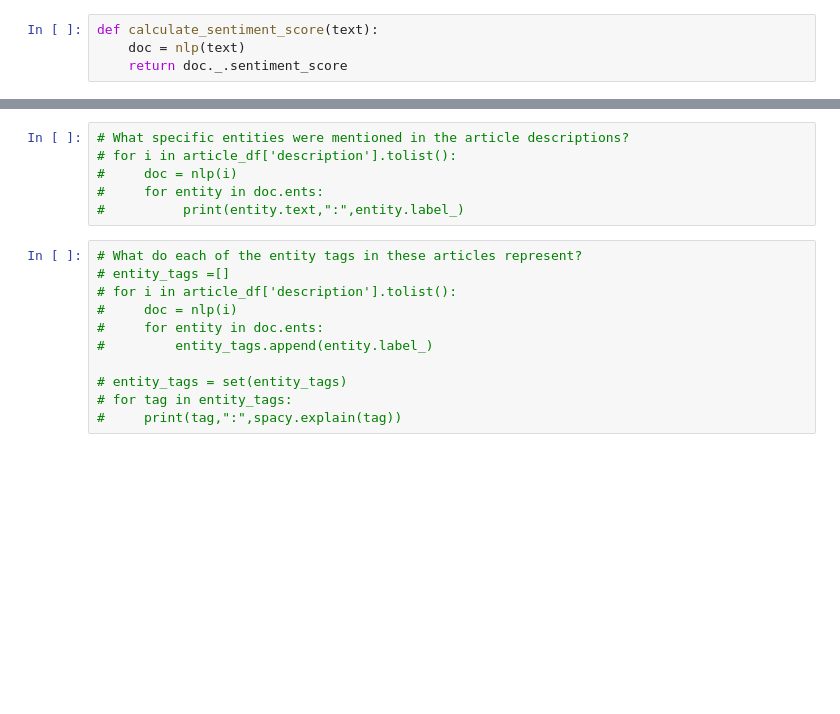
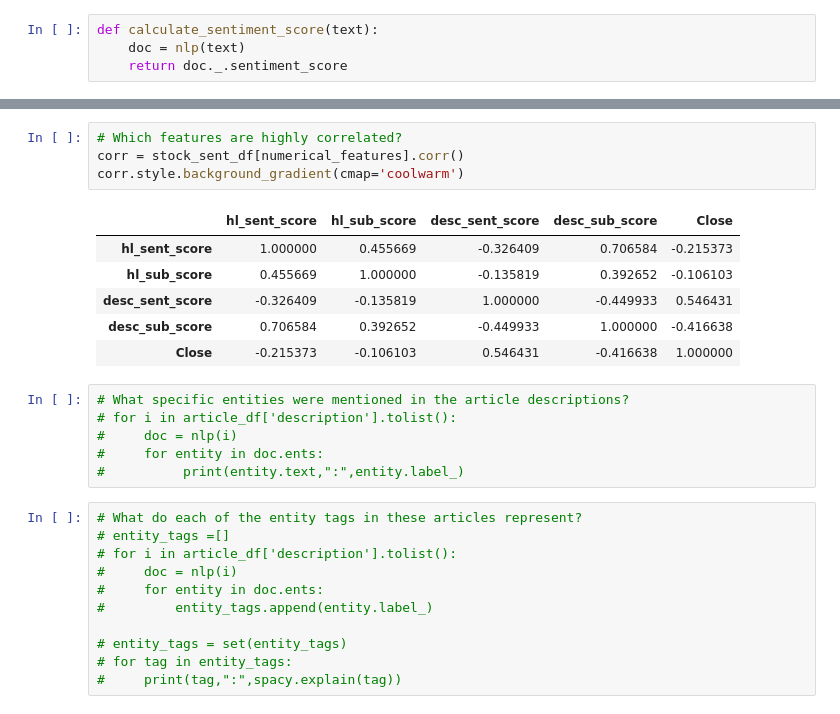
Before and after one commit to aaoliv02/bing_news_web_scrapping, a Jupyter notebook: bing_news_web_scraping.ipynb, the cells around one changed output, grey strips where cells are left out. Saved outputs shown, nothing was run; the diff lists cells and outputs as text; blank space fills up the shorter version.

```diff
--- a/bing_news_web_scraping.ipynb
+++ b/bing_news_web_scraping.ipynb
@@ -179,3 +296,14 @@ from yahoo_fin import stock_info as si
+# %%
+# Which features are highly correlated?
+corr = stock_sent_df[numerical_features].corr()
+corr.style.background_gradient(cmap='coolwarm')
+# %% [output]
+|  | hl_sent_score | hl_sub_score | desc_sent_score | desc_sub_score | Close |
+| hl_sent_score | 1.000000 | 0.455669 | -0.326409 | 0.706584 | -0.215373 |
+| hl_sub_score | 0.455669 | 1.000000 | -0.135819 | 0.392652 | -0.106103 |
+| desc_sent_score | -0.326409 | -0.135819 | 1.000000 | -0.449933 | 0.546431 |
+| desc_sub_score | 0.706584 | 0.392652 | -0.449933 | 1.000000 | -0.416638 |
+| Close | -0.215373 | -0.106103 | 0.546431 | -0.416638 | 1.000000 |
 # %%
 # What specific entities were mentioned in the article descriptions?
 # for i in article_df['description'].tolist():
```
Also changed, not shown: parts of 29 cells of this notebook.
